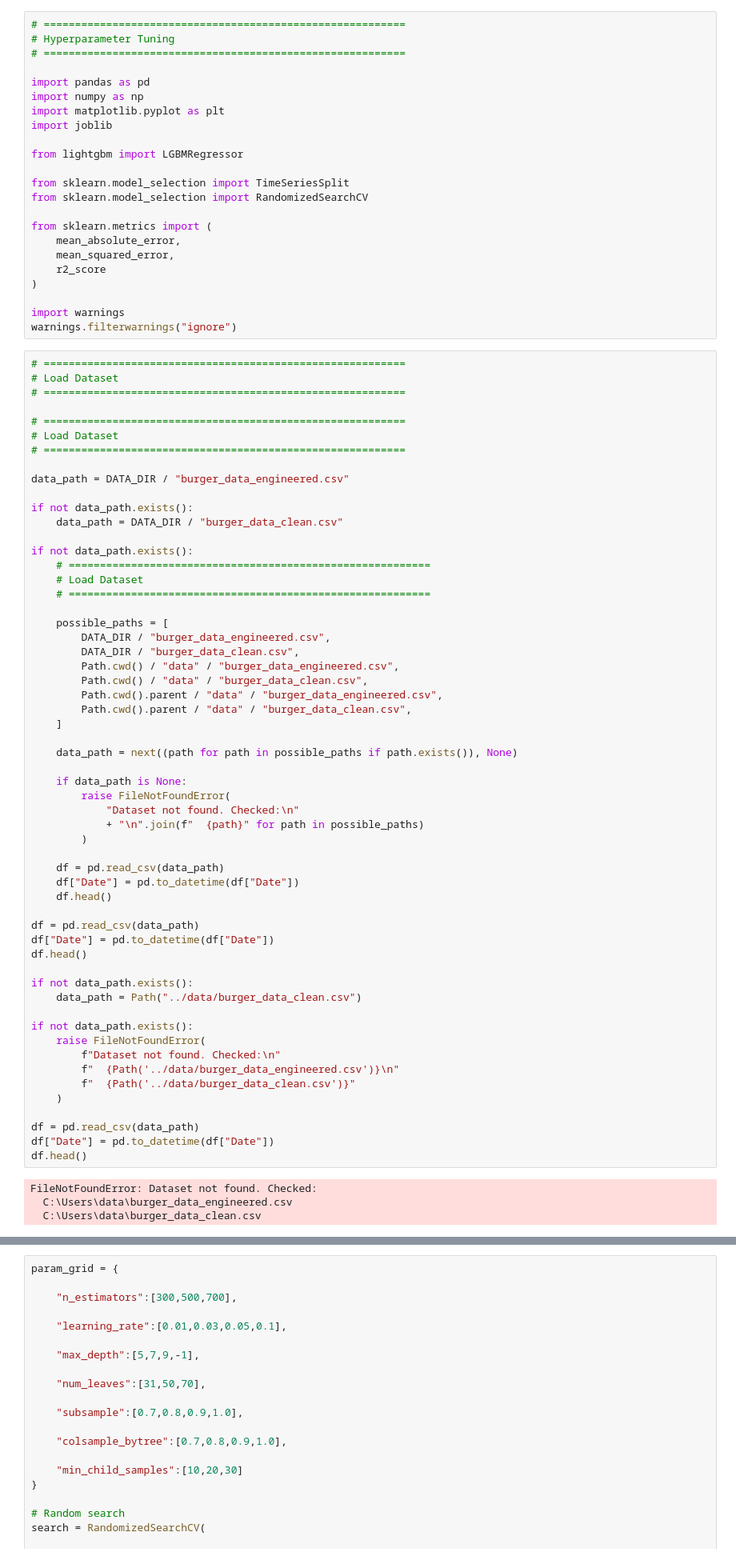
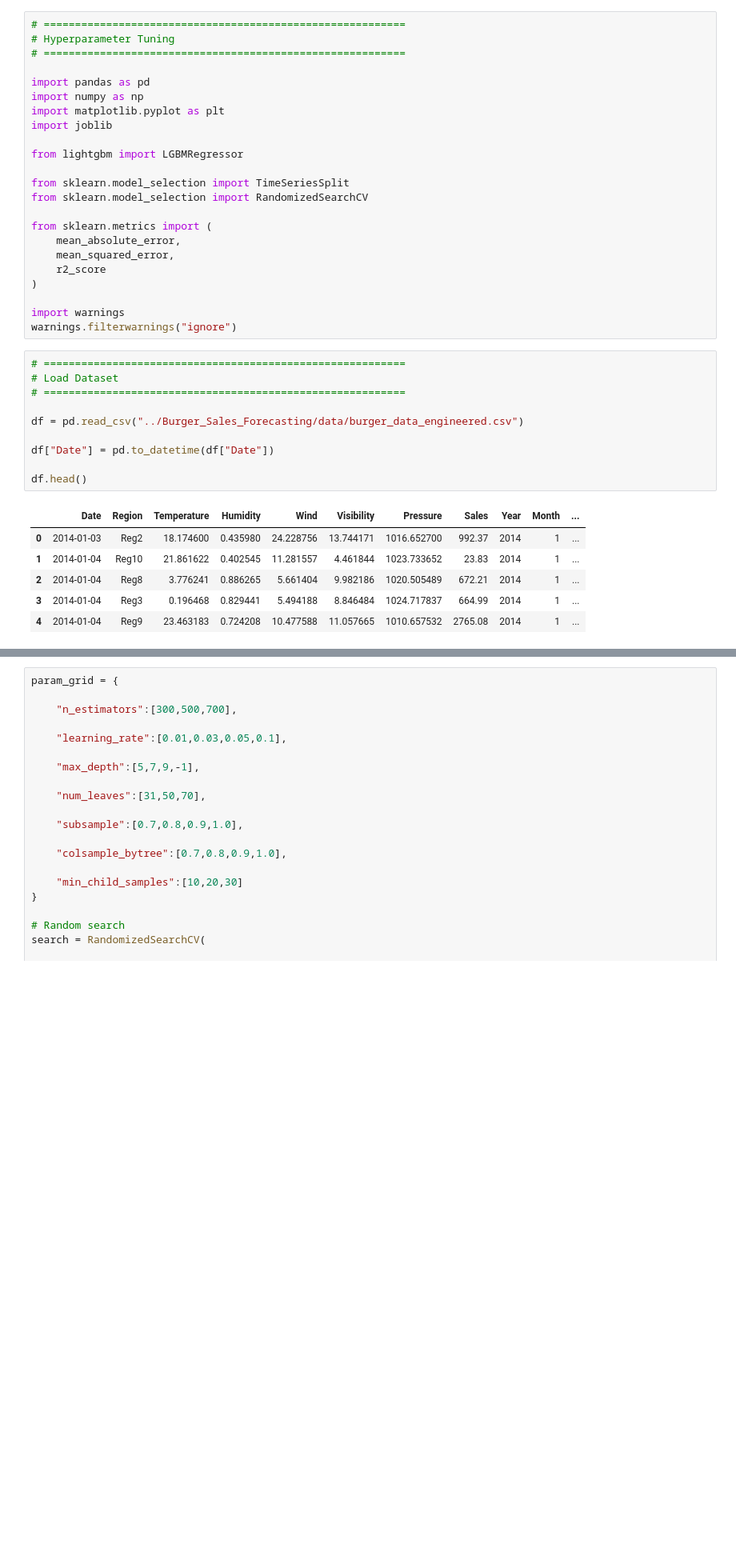
Before and after one commit to Bennyaks/Burger_Sales_Forecasting, a Jupyter notebook: notebooks/06_LightGBM_Hyperparameter_Tuning.ipynb, the cells around one changed output, grey strips where cells are left out. Shown at 80% size. Saved outputs shown, nothing was run; the diff lists cells and outputs as text; blank space fills up the shorter version.

```diff
--- a/notebooks/06_LightGBM_Hyperparameter_Tuning.ipynb
+++ b/notebooks/06_LightGBM_Hyperparameter_Tuning.ipynb
@@ -52,63 +52,19 @@ warnings.filterwarnings("ignore")
 # %%
 # ==========================================================
 # Load Dataset
 # ==========================================================
 
-# ==========================================================
-# Load Dataset
-# ==========================================================
+df = pd.read_csv("../Burger_Sales_Forecasting/data/burger_data_engineered.csv")
 
-data_path = DATA_DIR / "burger_data_engineered.csv"
+df["Date"] = pd.to_datetime(df["Date"])
 
-if not data_path.exists():
-    data_path = DATA_DIR / "burger_data_clean.csv"
-
-if not data_path.exists():
-    # ==========================================================
-    # Load Dataset
-    # ==========================================================
-
-    possible_paths = [
-        DATA_DIR / "burger_data_engineered.csv",
-        DATA_DIR / "burger_data_clean.csv",
-        Path.cwd() / "data" / "burger_data_engineered.csv",
-        Path.cwd() / "data" / "burger_data_clean.csv",
-        Path.cwd().parent / "data" / "burger_data_engineered.csv",
-        Path.cwd().parent / "data" / "burger_data_clean.csv",
-    ]
-
-    data_path = next((path for path in possible_paths if path.exists()), None)
-
-    if data_path is None:
-        raise FileNotFoundError(
-            "Dataset not found. Checked:\n"
-            + "\n".join(f"  {path}" for path in possible_paths)
-        )
-
-    df = pd.read_csv(data_path)
-    df["Date"] = pd.to_datetime(df["Date"])
-    df.head()
-
-df = pd.read_csv(data_path)
-df["Date"] = pd.to_datetime(df["Date"])
 df.head()
-
-if not data_path.exists():
-	data_path = Path("../data/burger_data_clean.csv")
-
-if not data_path.exists():
-	raise FileNotFoundError(
-		f"Dataset not found. Checked:\n"
-		f"  {Path('../data/burger_data_engineered.csv')}\n"
-		f"  {Path('../data/burger_data_clean.csv')}"
-	)
-
-df = pd.read_csv(data_path)
-df["Date"] = pd.to_datetime(df["Date"])
-df.head()
 # %% [output]
-FileNotFoundError: Dataset not found. Checked:
-  C:\Users\data\burger_data_engineered.csv
-  C:\Users\data\burger_data_clean.csv
+|  | Date | Region | Temperature | Humidity | Wind | Visibility | Pressure | Sales | Year | Month | ... |
+| 0 | 2014-01-03 | Reg2 | 18.174600 | 0.435980 | 24.228756 | 13.744171 | 1016.652700 | 992.37 | 2014 | 1 | ... |
+| 1 | 2014-01-04 | Reg10 | 21.861622 | 0.402545 | 11.281557 | 4.461844 | 1023.733652 | 23.83 | 2014 | 1 | ... |
+| 2 | 2014-01-04 | Reg8 | 3.776241 | 0.886265 | 5.661404 | 9.982186 | 1020.505489 | 672.21 | 2014 | 1 | ... |
+| 3 | 2014-01-04 | Reg3 | 0.196468 | 0.829441 | 5.494188 | 8.846484 | 1024.717837 | 664.99 | 2014 | 1 | ... |
+| 4 | 2014-01-04 | Reg9 | 23.463183 | 0.724208 | 10.477588 | 11.057665 | 1010.657532 | 2765.08 | 2014 | 1 | ... |
 # %%
 # Load the scaler only
```
Also changed, not shown: parts of 6 cells of this notebook.
